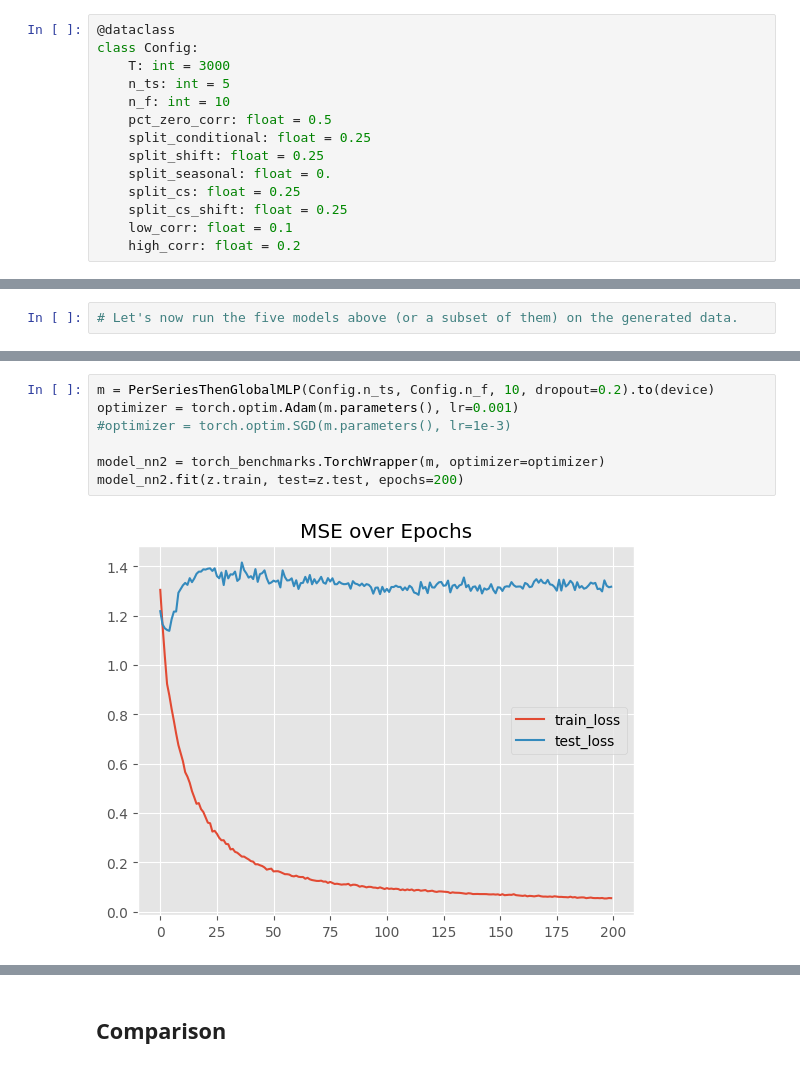
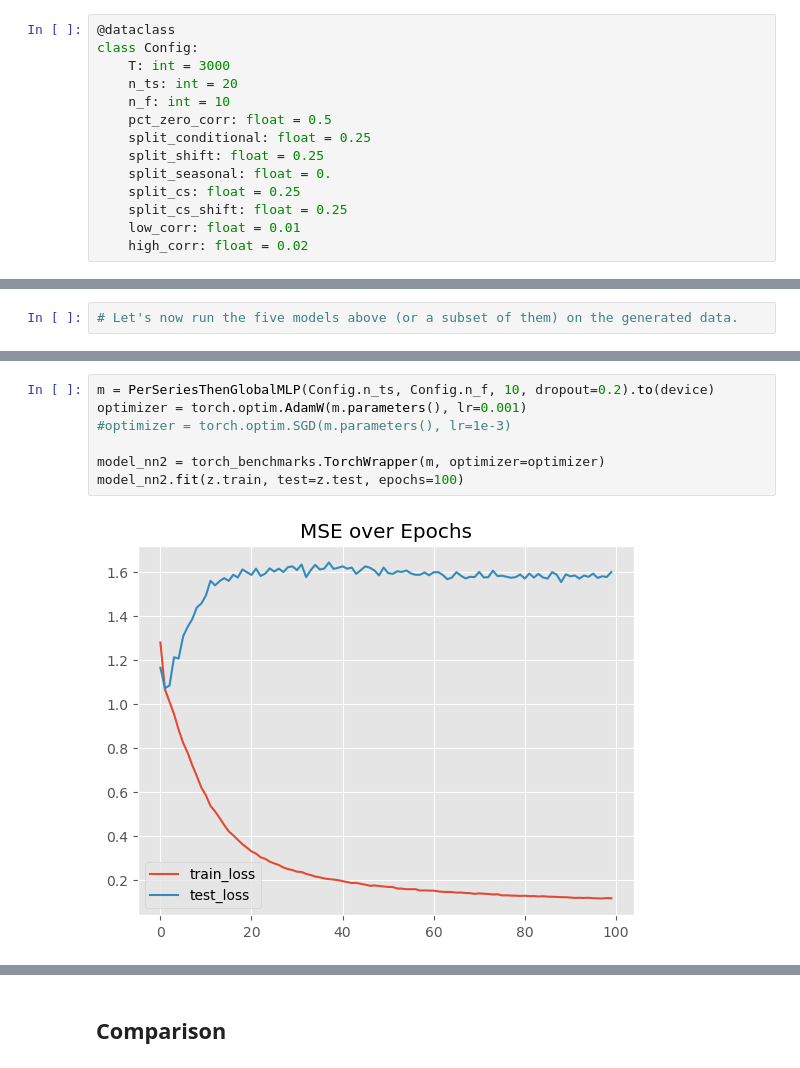
Before and after one commit to cyrilgarcia009/TSNN, a Jupyter notebook: notebooks/compare_models1.ipynb, the cells around one changed output, grey strips where cells are left out. Saved outputs shown, nothing was run; the diff lists cells and outputs as text.

```diff
--- a/notebooks/compare_models1.ipynb
+++ b/notebooks/compare_models1.ipynb
@@ -54,7 +57,7 @@ device = 'mps'
 @dataclass
 class Config:
     T: int = 3000
-    n_ts: int = 5
+    n_ts: int = 20
     n_f: int = 10
     pct_zero_corr: float = 0.5
     split_conditional: float = 0.25
@@ -62,8 +65,8 @@ class Config:
     split_seasonal: float = 0.
     split_cs: float = 0.25
     split_cs_shift: float = 0.25
-    low_corr: float = 0.1
-    high_corr: float = 0.2
+    low_corr: float = 0.01
+    high_corr: float = 0.02
 # %%
 z = generators.Generator(Config.T, Config.n_ts, Config.n_f)
 # %%
@@ -514,9 +520,9 @@ model_nn1.fit(z.train, test=z.test, epochs=200)
 # %%
 m = PerSeriesThenGlobalMLP(Config.n_ts, Config.n_f, 10, dropout=0.2).to(device)
-optimizer = torch.optim.Adam(m.parameters(), lr=0.001)
+optimizer = torch.optim.AdamW(m.parameters(), lr=0.001)
 #optimizer = torch.optim.SGD(m.parameters(), lr=1e-3)
 
 model_nn2 = torch_benchmarks.TorchWrapper(m, optimizer=optimizer)
-model_nn2.fit(z.train, test=z.test, epochs=200)
+model_nn2.fit(z.train, test=z.test, epochs=100)
 # %% [output]
-[figure, old version]
+[figure, new version]
```
Also changed, not shown: parts of 11 cells of this notebook.
